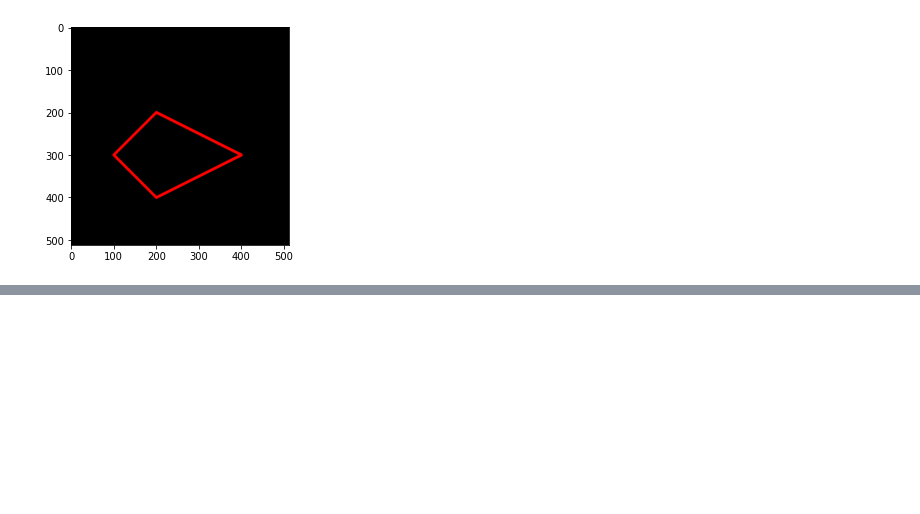
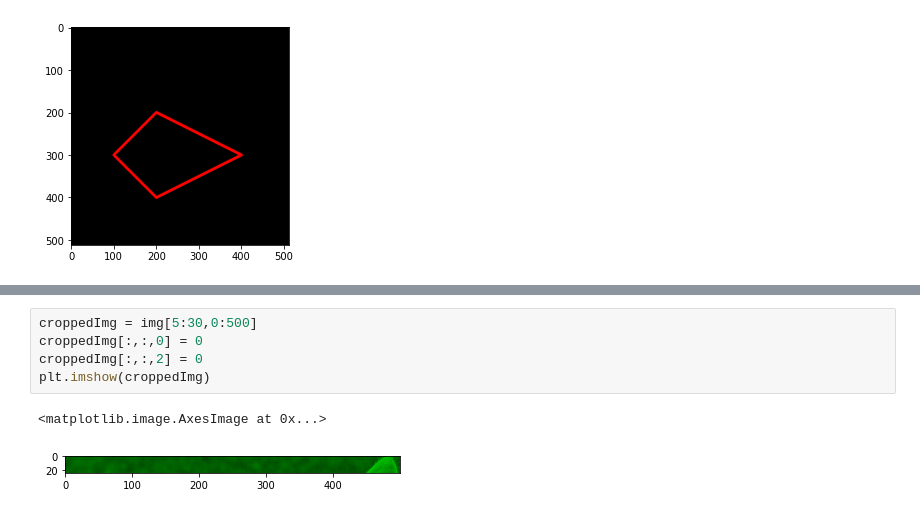
Before and after one commit to Abdul3ati/PCVK_Genap_20-21, a Jupyter notebook: week2.ipynb, the cells around one changed output, grey strips where cells are left out. Saved outputs shown, nothing was run; the diff lists cells and outputs as text; blank space fills up the shorter version.

```diff
--- a/week2.ipynb
+++ b/week2.ipynb
@@ -125,0 +150,8 @@ plt.imshow(black_img2)
+# %%
+croppedImg = img[5:30,0:500]
+croppedImg[:,:,0] = 0
+croppedImg[:,:,2] = 0
+plt.imshow(croppedImg)
+# %% [output]
+<matplotlib.image.AxesImage at 0x...>
+[figure, added]
```
Also changed, not shown: parts of 8 cells of this notebook.
